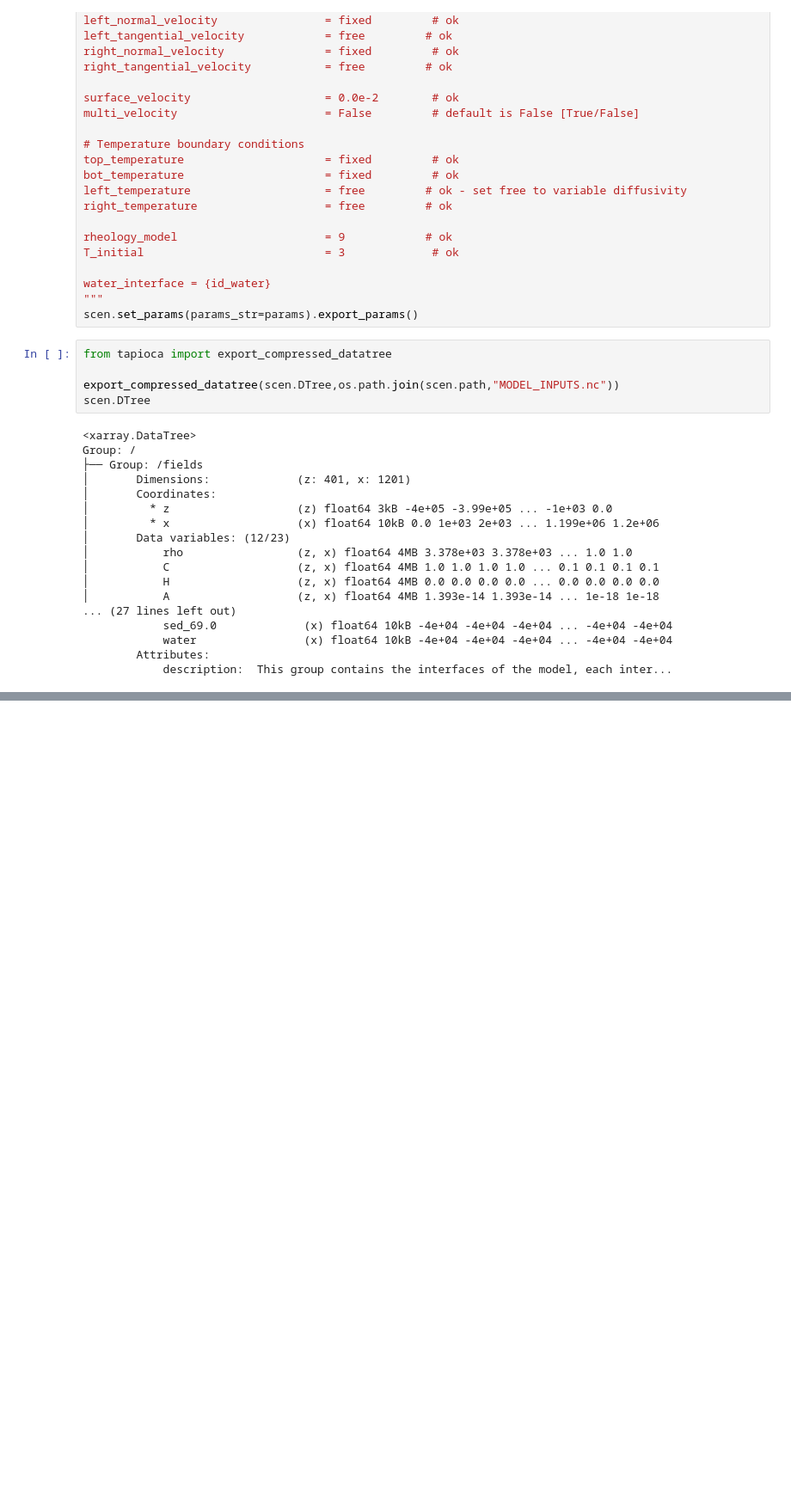
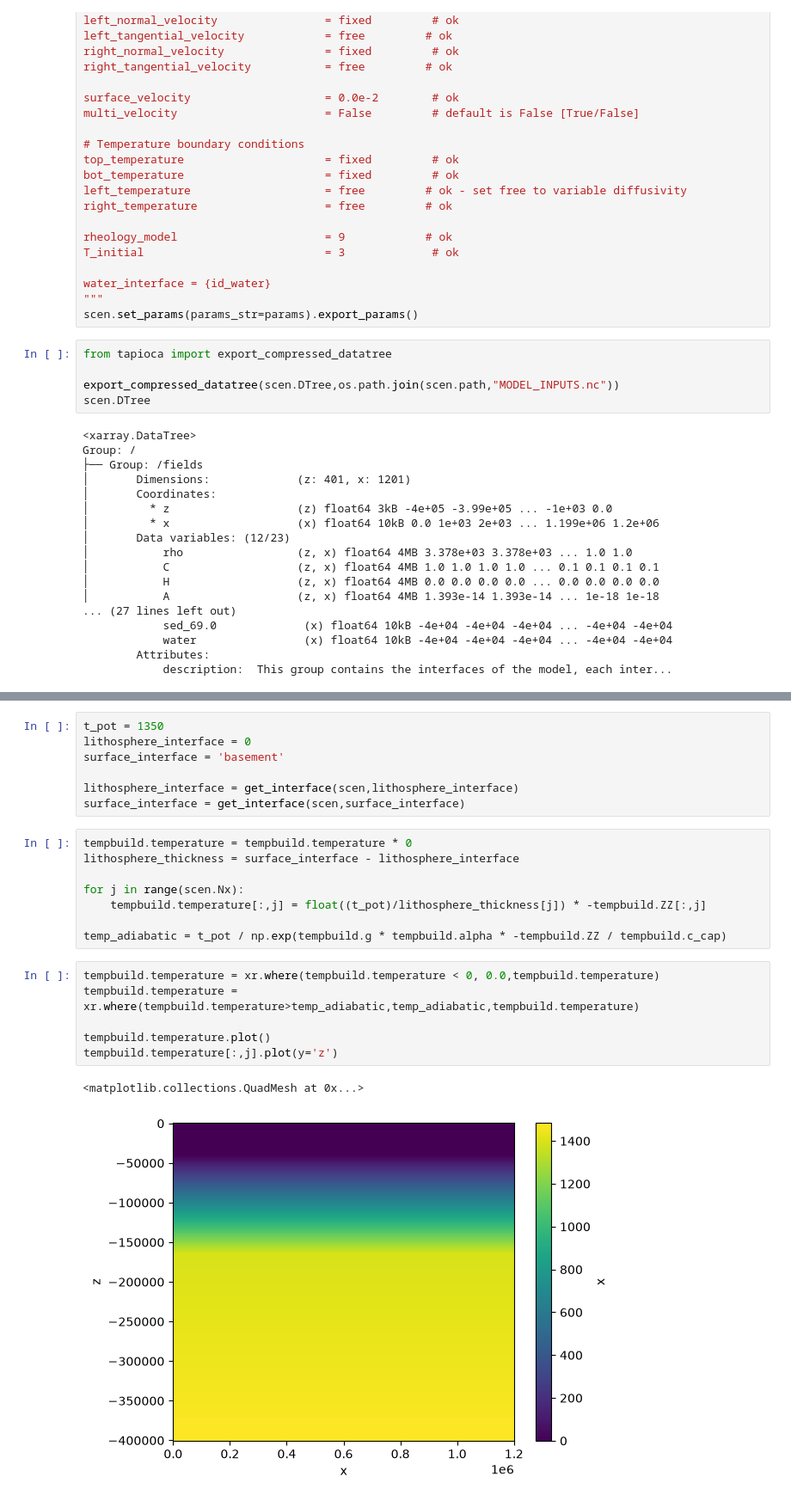
Before and after one commit to geojobueno/tapioca, a Jupyter notebook: examples/testing_inputs.ipynb, the cells around one changed output, grey strips where cells are left out. Shown at 86% size. Drawn from its saved outputs; the diff is of its cells as text; blank space fills up the shorter version.

Commit message:
modifying the temperature builder

```diff
--- a/examples/testing_inputs.ipynb
+++ b/examples/testing_inputs.ipynb
@@ -739,0 +766,24 @@ Group: /
+# %%
+t_pot = 1350
+lithosphere_interface = 0
+surface_interface = 'basement'
+
+lithosphere_interface = get_interface(scen,lithosphere_interface)
+surface_interface = get_interface(scen,surface_interface)
+# %%
+tempbuild.temperature = tempbuild.temperature * 0
+lithosphere_thickness = surface_interface - lithosphere_interface
+
+for j in range(scen.Nx):
+    tempbuild.temperature[:,j] = float((t_pot)/lithosphere_thickness[j]) * -tempbuild.ZZ[:,j]
+
+temp_adiabatic = t_pot / np.exp(tempbuild.g * tempbuild.alpha * -tempbuild.ZZ / tempbuild.c_cap)
+# %%
+tempbuild.temperature = xr.where(tempbuild.temperature < 0, 0.0,tempbuild.temperature)
+tempbuild.temperature = xr.where(tempbuild.temperature>temp_adiabatic,temp_adiabatic,tempbuild.temperature)
+
+tempbuild.temperature.plot()
+tempbuild.temperature[:,j].plot(y='z')
+# %% [output]
+<matplotlib.collections.QuadMesh at 0x...>
+[figure, added]
```
Also changed, not shown: parts of 7 cells of this notebook, 3 other files.
